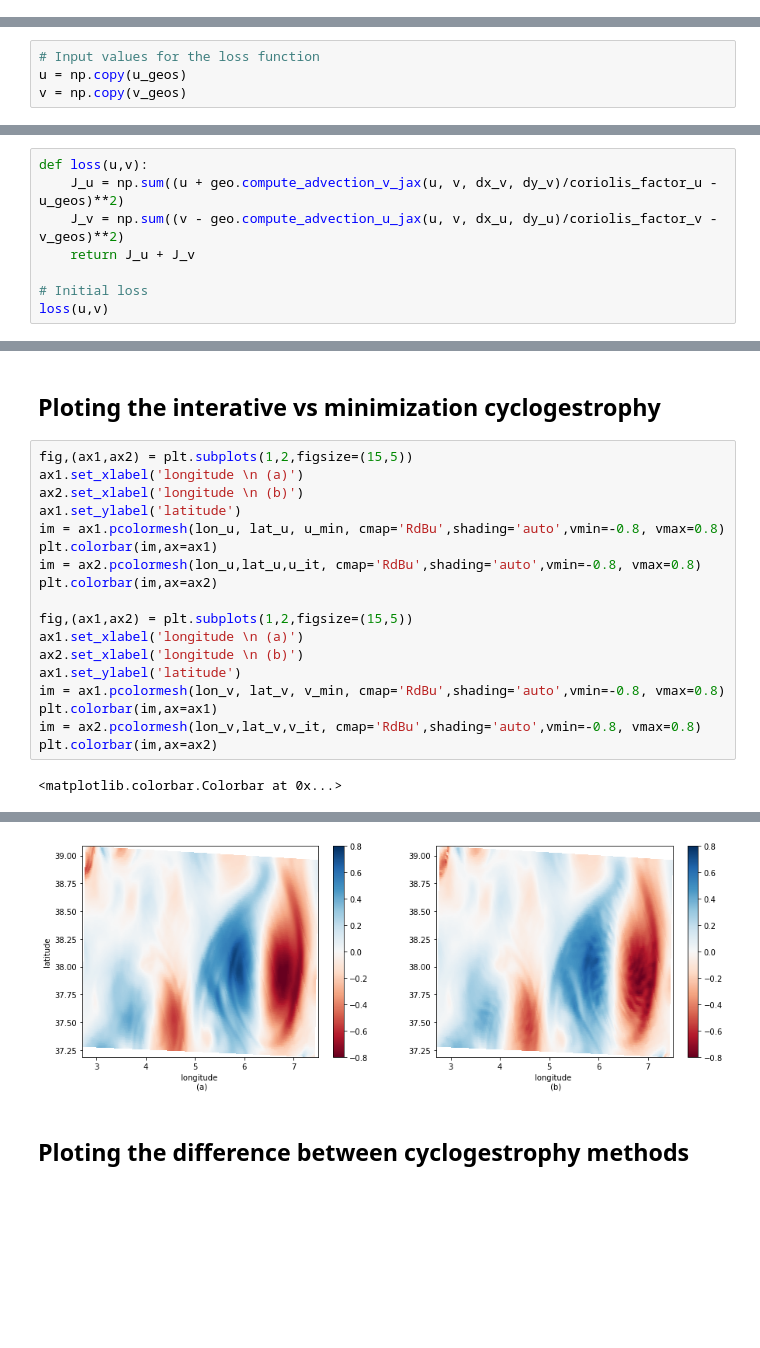
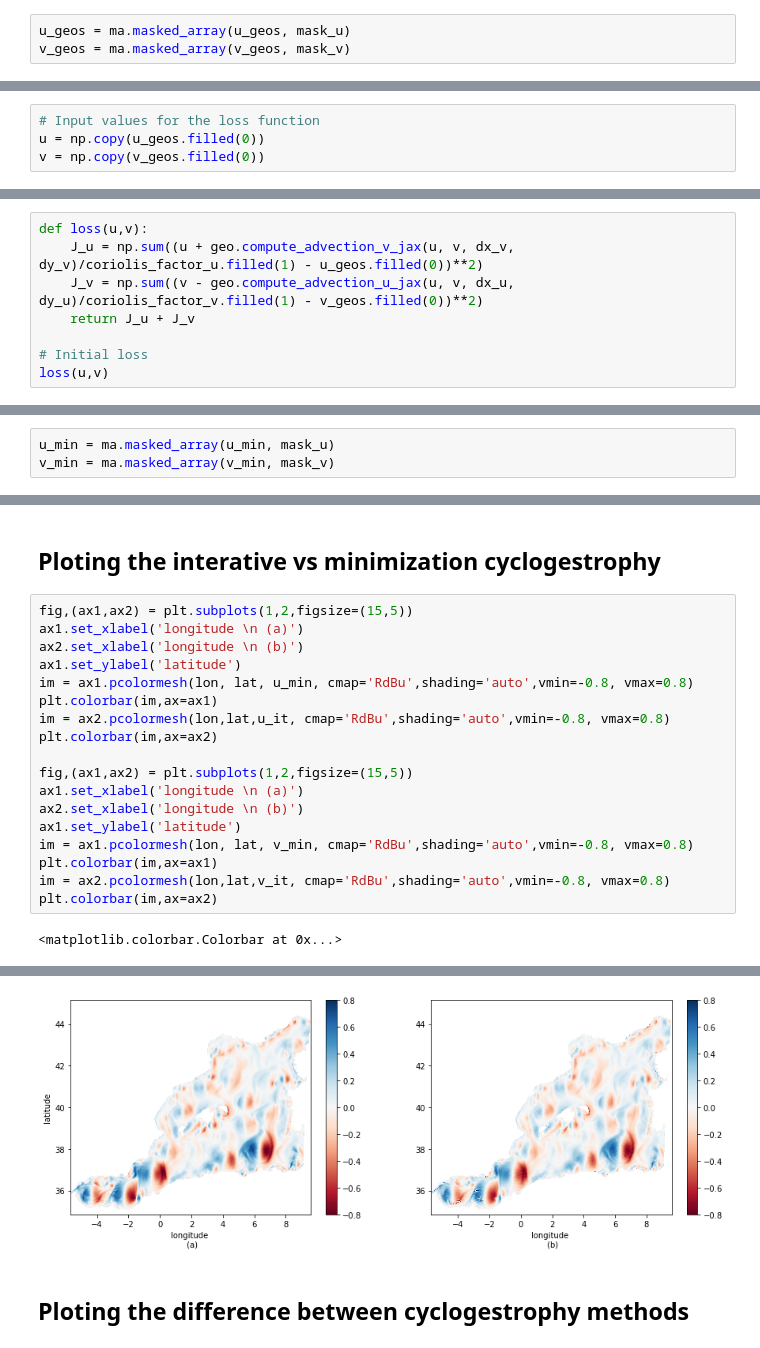
Before and after one commit to VictorZaia/cyclogeostrophic_balance, a Jupyter notebook: Cyclogeostrophic_balance_inversion.ipynb, the cells around one changed output, grey strips where cells are left out. Drawn from its saved outputs; the diff is of its cells as text; blank space fills up the shorter version.

Commit message:
Making the code scalable to larger datasets
By using the masked arrays now it is possible to compute the loss function even if there are Nan values in the matrix.

```diff
--- a/Cyclogeostrophic_balance_inversion.ipynb
+++ b/Cyclogeostrophic_balance_inversion.ipynb
@@ -149,6 +104,9 @@ coriolis_factor_v = 2 * 7.2722e-05 * np.sin(lat_v * np.pi / 180)
 # Geostrophic  balance
 # %%
 u_geos, v_geos = geost.geostrophy(ssh, dx_ssh, dy_ssh, coriolis_factor_u, coriolis_factor_v)
+# %%
+u_geos = ma.masked_array(u_geos, mask_u)
+v_geos = ma.masked_array(v_geos, mask_v)
 # %% [markdown]
 ## Ploting the u_geos and v_geos
 # %%
@@ -183,14 +141,14 @@ plt.colorbar(im,ax=ax3)
 # Cyclogeostrophic balance
 # %%
 # Input values for the loss function
-u = np.copy(u_geos)
-v = np.copy(v_geos)
+u = np.copy(u_geos.filled(0))
+v = np.copy(v_geos.filled(0))
 # %% [markdown]
 ## Defining the cost function
 # %%
 def loss(u,v):
-    J_u = np.sum((u + geo.compute_advection_v_jax(u, v, dx_v, dy_v)/coriolis_factor_u - u_geos)**2)
-    J_v = np.sum((v - geo.compute_advection_u_jax(u, v, dx_u, dy_u)/coriolis_factor_v - v_geos)**2)
+    J_u = np.sum((u + geo.compute_advection_v_jax(u, v, dx_v, dy_v)/coriolis_factor_u.filled(1) - u_geos.filled(0))**2)
+    J_v = np.sum((v - geo.compute_advection_u_jax(u, v, dx_u, dy_u)/coriolis_factor_v.filled(1) - v_geos.filled(0))**2)
     return J_u + J_v
 
 # Initial loss
@@ -223,0 +166,3 @@ iteration 2000: loss(x, y) = 0.14487561583518982
+# %%
+u_min = ma.masked_array(u_min, mask_u)
+v_min = ma.masked_array(v_min, mask_v)
@@ -319,18 +278,18 @@ fig,(ax1,ax2) = plt.subplots(1,2,figsize=(15,5))
 ax1.set_xlabel('longitude \n (a)')
 ax2.set_xlabel('longitude \n (b)')
 ax1.set_ylabel('latitude')
-im = ax1.pcolormesh(lon_u, lat_u, u_min, cmap='RdBu',shading='auto',vmin=-0.8, vmax=0.8)
+im = ax1.pcolormesh(lon, lat, u_min, cmap='RdBu',shading='auto',vmin=-0.8, vmax=0.8)
 plt.colorbar(im,ax=ax1)
-im = ax2.pcolormesh(lon_u,lat_u,u_it, cmap='RdBu',shading='auto',vmin=-0.8, vmax=0.8)
+im = ax2.pcolormesh(lon,lat,u_it, cmap='RdBu',shading='auto',vmin=-0.8, vmax=0.8)
 plt.colorbar(im,ax=ax2)
 
 fig,(ax1,ax2) = plt.subplots(1,2,figsize=(15,5))
 ax1.set_xlabel('longitude \n (a)')
 ax2.set_xlabel('longitude \n (b)')
 ax1.set_ylabel('latitude')
-im = ax1.pcolormesh(lon_v, lat_v, v_min, cmap='RdBu',shading='auto',vmin=-0.8, vmax=0.8)
+im = ax1.pcolormesh(lon, lat, v_min, cmap='RdBu',shading='auto',vmin=-0.8, vmax=0.8)
 plt.colorbar(im,ax=ax1)
-im = ax2.pcolormesh(lon_v,lat_v,v_it, cmap='RdBu',shading='auto',vmin=-0.8, vmax=0.8)
+im = ax2.pcolormesh(lon,lat,v_it, cmap='RdBu',shading='auto',vmin=-0.8, vmax=0.8)
 plt.colorbar(im,ax=ax2)
 # %% [output]
 <matplotlib.colorbar.Colorbar at 0x...>
@@ -338,4 +297,4 @@ plt.colorbar(im,ax=ax2)
-[figure, old version]
+[figure, new version]
 # %% [markdown]
 ## Ploting the difference between cyclogestrophy methods
 # %%
```
Also changed, not shown: parts of 24 cells of this notebook.
